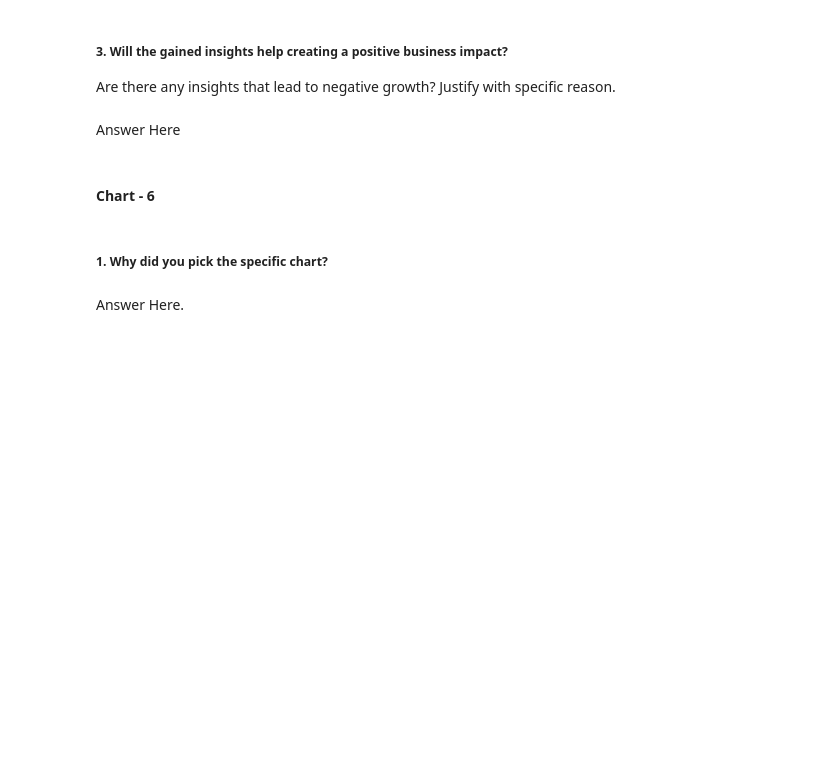
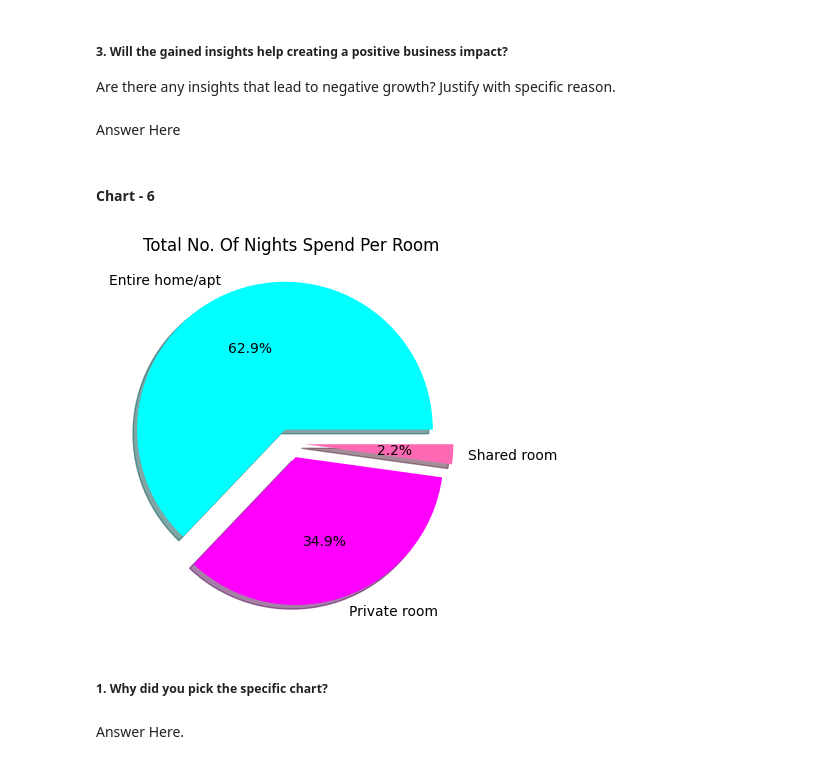
Before and after one commit to Ayushx29/EDA, a Jupyter notebook: AirBnb_Booking_Analysis_(EDA_PROJECT).ipynb, the cells around one changed output. Saved outputs shown, nothing was run; the diff lists cells and outputs as text; code cells hidden in the pictures; blank space fills up the shorter version.

```diff
--- a/AirBnb_Booking_Analysis_(EDA_PROJECT).ipynb
+++ b/AirBnb_Booking_Analysis_(EDA_PROJECT).ipynb
@@ -643,3 +678,17 @@ Answer Here
+# %%
+# Chart - 6 visualization code
+labels = list(total_nights_room['room_type'])
+sizes = list(total_nights_room['minimum_nights'])
+
+colors = ['cyan' , 'magenta' ,'hotpink']
+
+myexplode = (0.1, 0.1, 0.1)
+# %%
+plt.pie( sizes , explode = myexplode  , labels = labels , colors = colors , autopct = "%1.1f%%" , shadow = True)
+plt.title('Total No. Of Nights Spend Per Room')
+plt.show()
+# %% [output]
+[figure, added]
 # %% [markdown]
 ##### 1. Why did you pick the specific chart?
 # %% [markdown]
```
Also changed, not shown: parts of 10 cells of this notebook.
